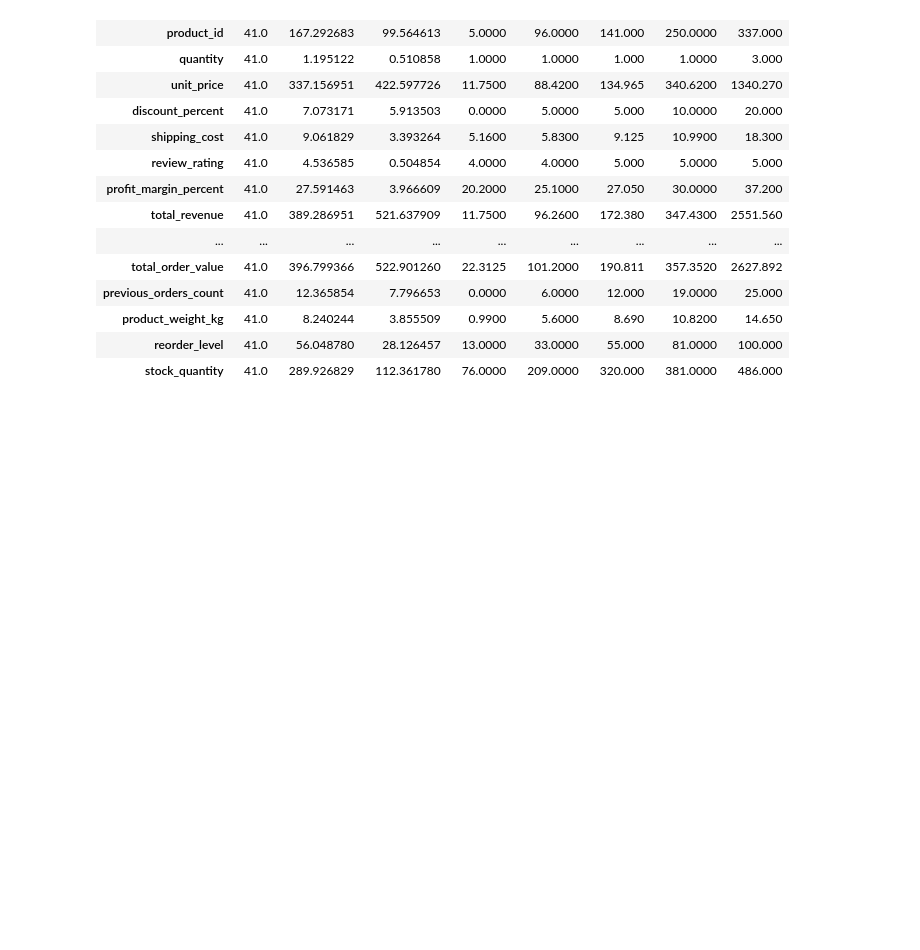
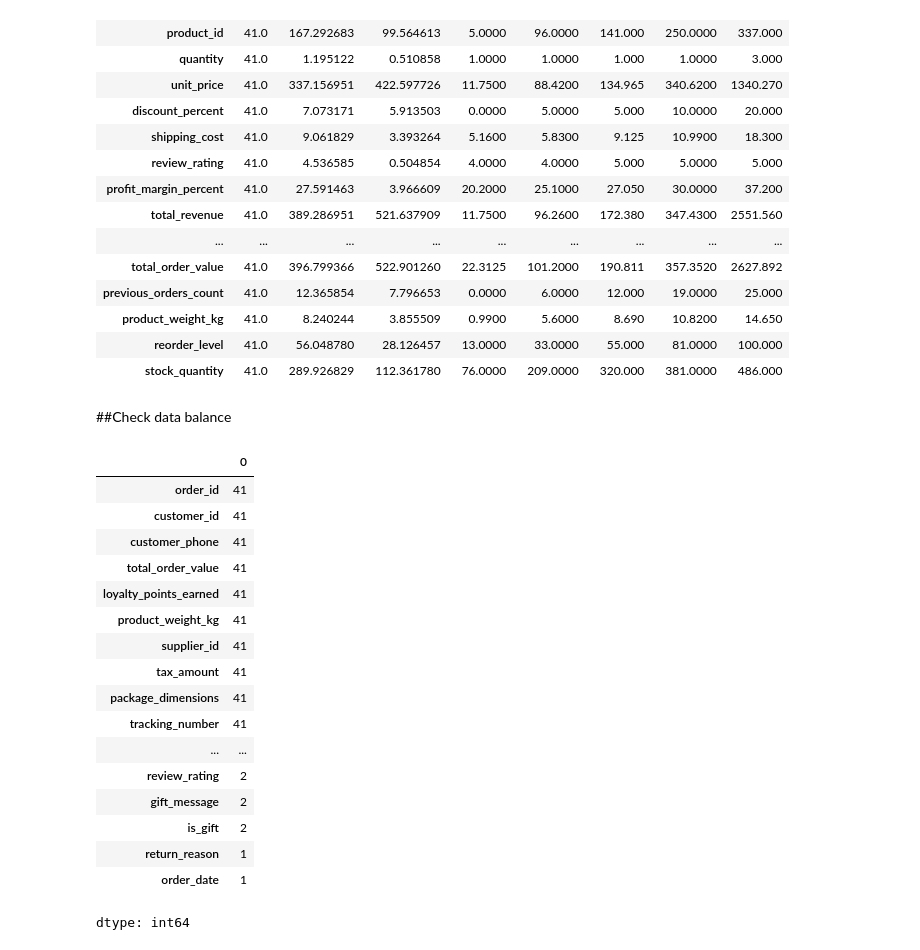
Before and after one commit to Mainabryan/-DropNet-Predicting-University-Dropout-Risk-in-Kenya, a Jupyter notebook: E_commerce.ipynb, the cells around one changed output. Saved outputs shown, nothing was run; the diff lists cells and outputs as text; code cells hidden in the pictures; blank space fills up the shorter version.

```diff
--- a/E_commerce.ipynb
+++ b/E_commerce.ipynb
@@ -293,3 +295,26 @@ data.describe().T
 | product_weight_kg | 41.0 | 8.240244 | 3.855509 | 0.9900 | 5.6000 | 8.690 | 10.8200 | 14.650 |
 | reorder_level | 41.0 | 56.048780 | 28.126457 | 13.0000 | 33.0000 | 55.000 | 81.0000 | 100.000 |
 | stock_quantity | 41.0 | 289.926829 | 112.361780 | 76.0000 | 209.0000 | 320.000 | 381.0000 | 486.000 |
+# %% [markdown]
+##Check data balance
+# %%
+data.nunique().sort_values(ascending=False)
+# %% [output]
+|  | 0 |
+| order_id | 41 |
+| customer_id | 41 |
+| customer_phone | 41 |
+| total_order_value | 41 |
+| loyalty_points_earned | 41 |
+| product_weight_kg | 41 |
+| supplier_id | 41 |
+| tax_amount | 41 |
+| package_dimensions | 41 |
+| tracking_number | 41 |
+| ... | ... |
+| review_rating | 2 |
+| gift_message | 2 |
+| is_gift | 2 |
+| return_reason | 1 |
+| order_date | 1 |
+dtype: int64
```
Also changed, not shown: parts of 3 cells of this notebook.
